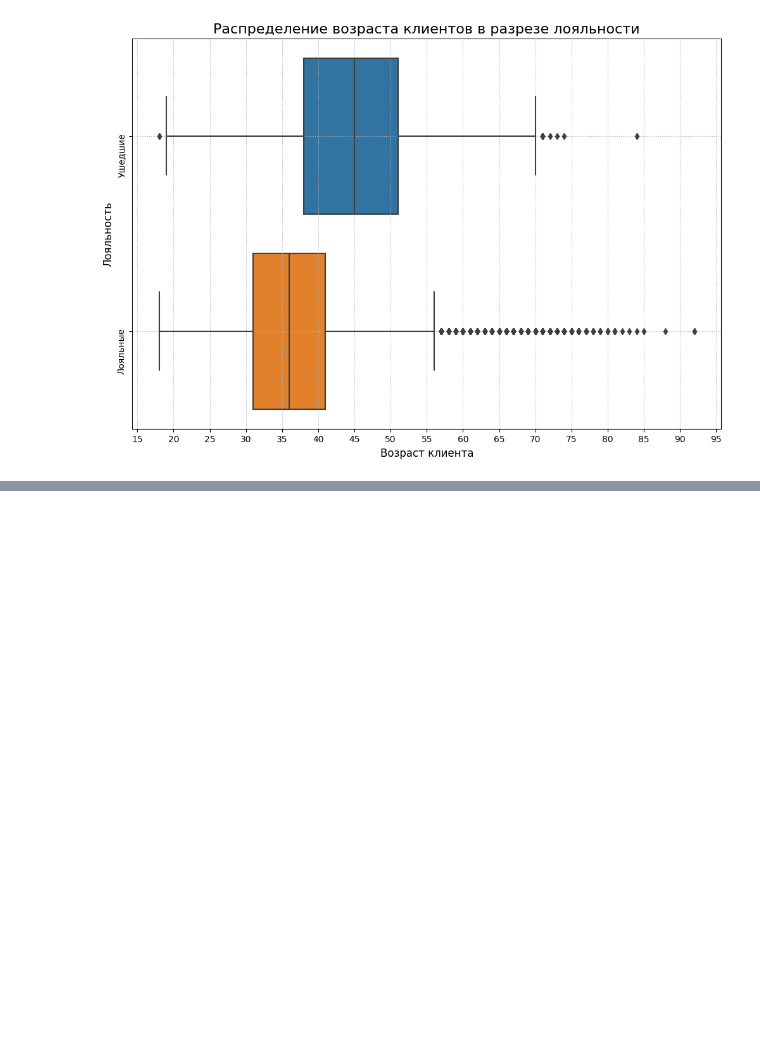
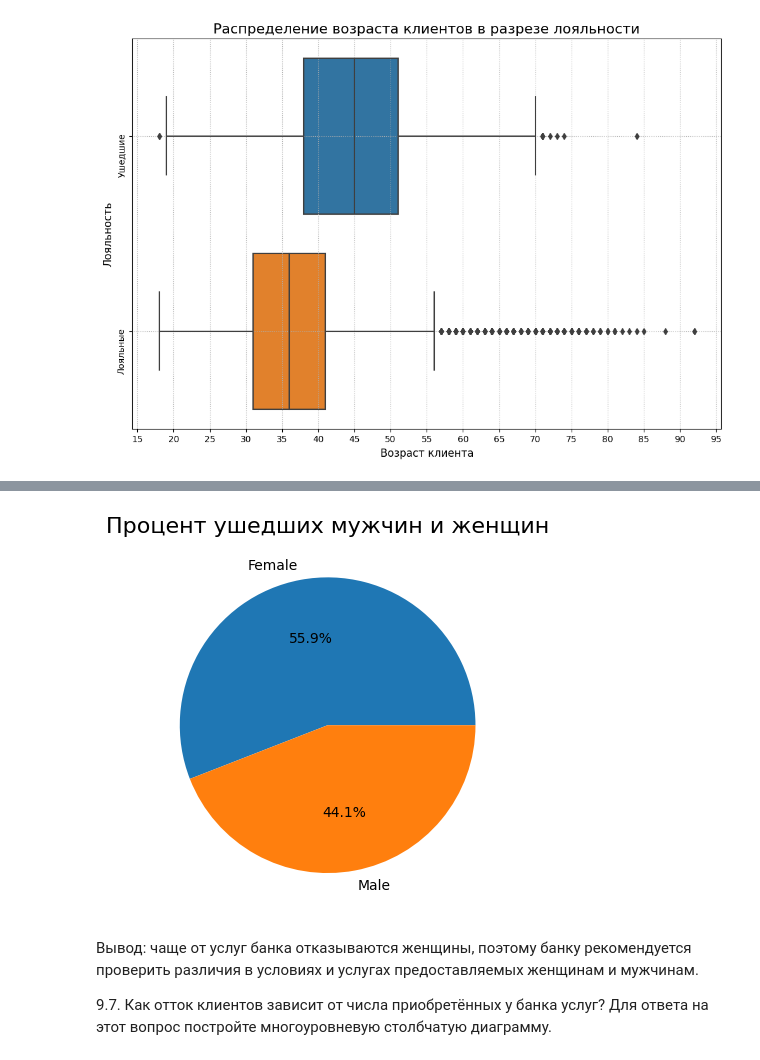
Before and after one commit to inconstant1313/Sandbox, a Jupyter notebook: DSPR_119/Python_13/Final_practice/Final_practice.ipynb, the cells around one changed output, grey strips where cells are left out. Saved outputs shown, nothing was run; the diff lists cells and outputs as text; code cells hidden in the pictures; blank space fills up the shorter version.

```diff
--- a/DSPR_119/Python_13/Final_practice/Final_practice.ipynb
+++ b/DSPR_119/Python_13/Final_practice/Final_practice.ipynb
@@ -125,0 +144,17 @@ boxplot.grid(linestyle=':');
+# %%
+exited_gender = churn_df[churn_df['Exited'] == 'Ушедшие']['Gender'].value_counts().sort_values(ascending=False)
+
+fig, ax = plt.subplots()
+ax.pie(
+    exited_gender,
+    labels=exited_gender.index,
+    autopct='%1.1f%%',
+)
+ax.set_title('Процент ушедших мужчин и женщин', fontsize=16, y=1)
+ax.tick_params(labelsize=12)
+# %% [output]
+[figure, added]
+# %% [markdown]
+Вывод: чаще от услуг банка отказываются женщины, поэтому банку рекомендуется проверить различия в условиях и услугах предоставляемых женщинам и мужчинам.
+
+9.7. Как отток клиентов зависит от числа приобретённых у банка услуг? Для ответа на этот вопрос постройте многоуровневую столбчатую диаграмму.
```
Also changed, not shown: parts of 17 cells of this notebook, 3 other files.
